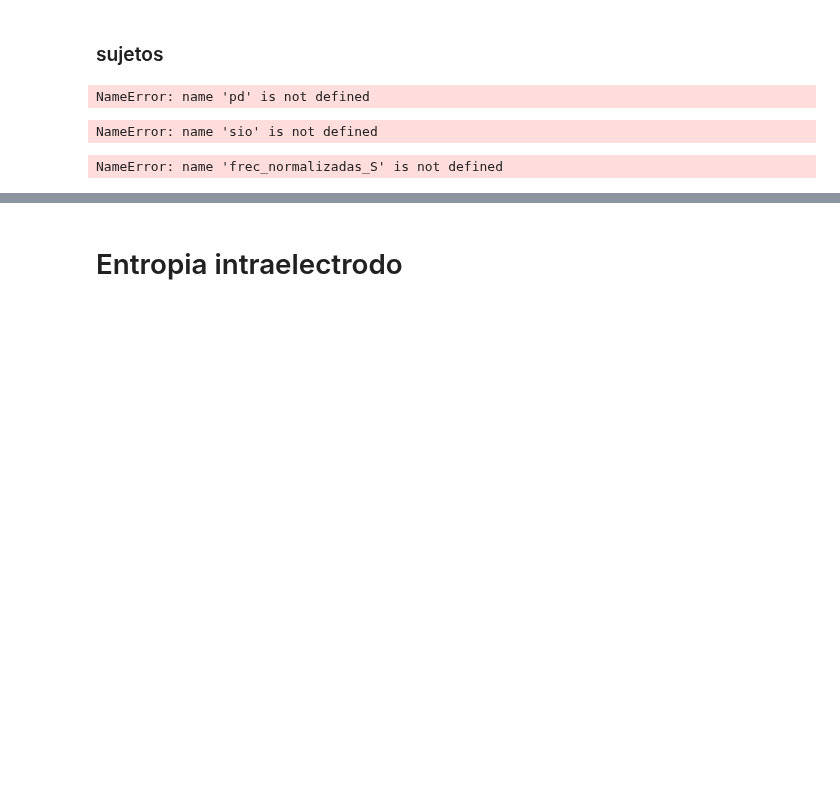
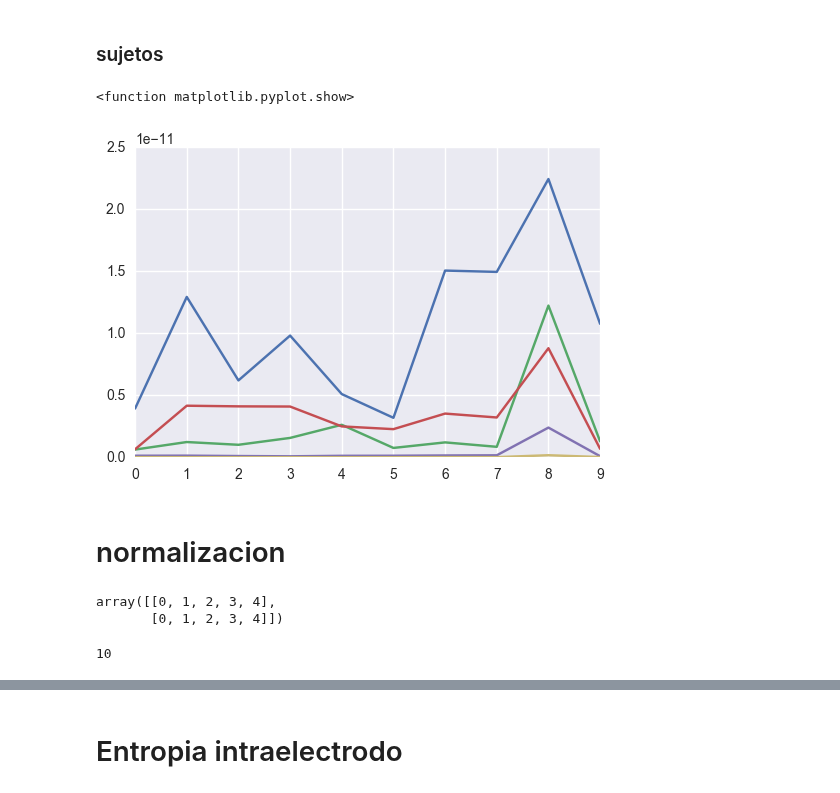
Before and after one commit to turtle-lea/ciencia-de-datos, a Jupyter notebook: tp-3/TP3.ipynb, the cells around one changed output, grey strips where cells are left out. Drawn from its saved outputs; the diff is of its cells as text; code cells hidden in the pictures; blank space fills up the shorter version.

```diff
--- a/tp-3/TP3.ipynb
+++ b/tp-3/TP3.ipynb
@@ -88,5 +100,0 @@ def bandas_frecuencia_sujeto(sujeto,electrodes):
-# %%
-res_main_S_dataframe = pd.DataFrame(res_main_S, columns = ["Delta", "Theta", "Alpha", "Beta", "Gamma"])
-res_main_P_dataframe = pd.DataFrame(res_main_P, columns = ["Delta", "Theta", "Alpha", "Beta", "Gamma"])
-# %% [output]
-NameError: name 'pd' is not defined
@@ -152,9 +101,10 @@ def bandas_normalizadas_groups():
-# %%
-frec_normalizadas_S, frec_normalizadas_P = bandas_normalizadas_groups()
-# %% [output]
-NameError: name 'sio' is not defined
-# %%
-norm_S_dataframe = pd.DataFrame(frec_normalizadas_S, columns = ["Delta", "Theta", "Alpha", "Beta", "Gamma"])
-norm_P_dataframe = pd.DataFrame(frec_normalizadas_P, columns = ["Delta", "Theta", "Alpha", "Beta", "Gamma"])
-# %% [output]
-NameError: name 'frec_normalizadas_S' is not defined
+# %%
+frecuencias_mean_S, frecuencias_std_S, frecuencias_mean_P, frecuencias_std_P = banda_frecuencia_groups(electrodes)
+# %%
+plt.plot(frecuencias_std_S)
+plt.show
+# %% [output]
+<function matplotlib.pyplot.show>
+[figure, added]
+# %% [markdown]
+# normalizacion
@@ -160,0 +114,9 @@ NameError: name 'frec_normalizadas_S' is not defined
+# %%
+m
+# %% [output]
+array([[0, 1, 2, 3, 4],
+       [0, 1, 2, 3, 4]])
+# %%
+sum(m[0])
+# %% [output]
+10
```
Also changed, not shown: parts of 23 cells of this notebook.
